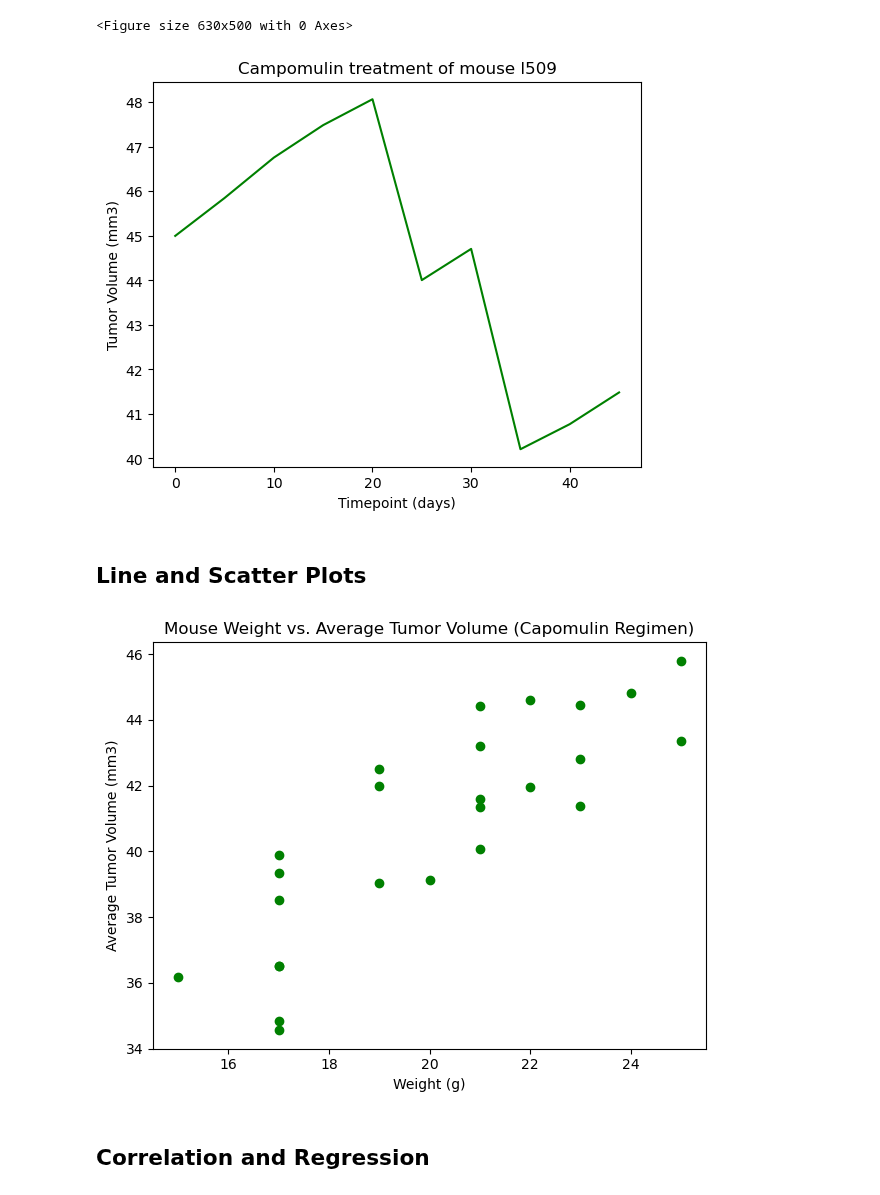
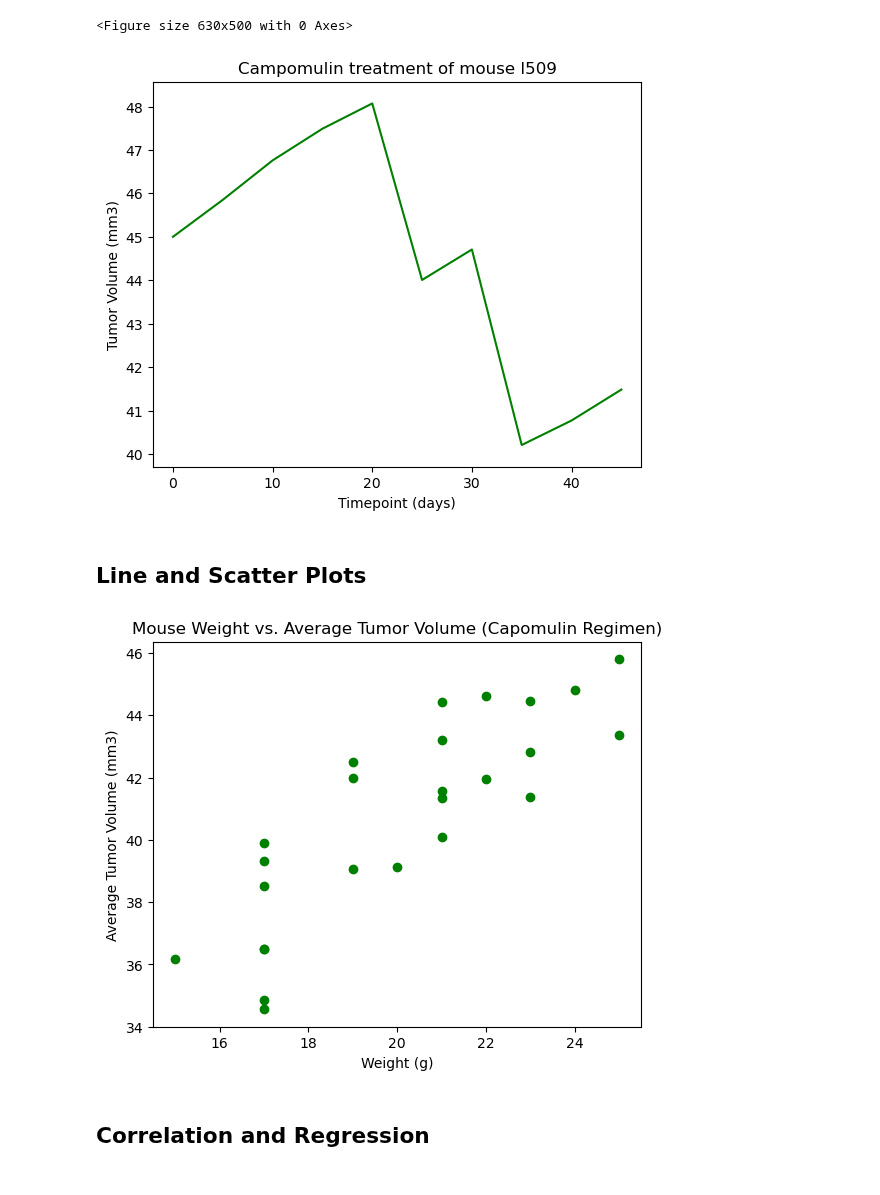
Before and after one commit to MahsaNafei/Data-Visualization-Challenge, a Jupyter notebook: Pymaceuticals/pymaceuticals_starter.ipynb, the cells around one changed output. Saved outputs shown, nothing was run; the diff lists cells and outputs as text; code cells hidden in the pictures.

```diff
--- a/Pymaceuticals/pymaceuticals_starter.ipynb
+++ b/Pymaceuticals/pymaceuticals_starter.ipynb
@@ -50,7 +50,3 @@ dublicated_id = combined_data.loc[combined_data.duplicated(["Mouse ID", "Timepoi
 dublicated_id
 # %% [output]
 array(['g989'], dtype=object)
-# %%
-dublicated_data = combined_data.groupby(["Mouse ID", "Timepoint"]).size().reset_index(name="count")
-dublicated_id = dublicated_data[dublicated_data["count"]>1]["Mouse ID"].unique()
-dublicated_id
@@ -252,29 +257,40 @@ mouse_id = "l509"
 mouse_capomulin_data = clean_df.loc[(clean_df["Drug Regimen"] == "Capomulin") & (clean_df["Mouse ID"] == mouse_id)]
 plt.figure(figsize=(6.3,5))
 plt.plot(mouse_capomulin_data["Timepoint"], mouse_capomulin_data["Tumor Volume (mm3)"], color= "green")
+
 plt.xlabel("Timepoint (days)")
 plt.ylabel("Tumor Volume (mm3)")
 plt.title(f"Campomulin treatment of mouse {mouse_id}")
+x_min = min(mouse_capomulin_data["Timepoint"]) - 2
+x_max = max(mouse_capomulin_data["Timepoint"]) + 2
+plt.xlim(x_min, x_max)
+min_tumor_volume = min(mouse_capomulin_data["Tumor Volume (mm3)"])
+max_tumor_volume = max(mouse_capomulin_data["Tumor Volume (mm3)"])
+plt.ylim(min_tumor_volume - 0.5, max_tumor_volume + 0.5)
+
 plt.show()
 # %% [output]
-[figure, old version]
+[figure, new version]
 # %% [markdown]
 ## Line and Scatter Plots
 # %%
 # Generate a scatter plot of mouse weight vs. the average observed tumor volume for the entire Capomulin regimen
 capomulin_data = clean_df.loc[clean_df["Drug Regimen"] == "Capomulin"]
 weight_tumor_data = capomulin_data.groupby("Mouse ID").mean()
+weight = weight_tumor_data["Weight (g)"]
+tumor_volume = weight_tumor_data["Tumor Volume (mm3)"]
 
 plt.figure(figsize=(6.3,5))
-plt.scatter(weight_tumor_data["Weight (g)"], weight_tumor_data["Tumor Volume (mm3)"], marker="o", facecolors= "green")
-
+plt.scatter(weight, tumor_volume, marker="o", facecolors= "green")
 plt.xlabel("Weight (g)")
 plt.ylabel("Average Tumor Volume (mm3)")
 plt.title("Mouse Weight vs. Average Tumor Volume (Capomulin Regimen)")
-plt.tight_layout()
+plt.xlim(min(weight)-0.5,max(weight)+0.5)
+plt.ylim(min(tumor_volume)-0.56,max(tumor_volume)+0.56)
+
 plt.show()
 # %% [output]
-[figure, old version]
+[figure, new version]
 # %% [markdown]
 ## Correlation and Regression
 # %%
```
Also changed, not shown: parts of 7 cells of this notebook.
